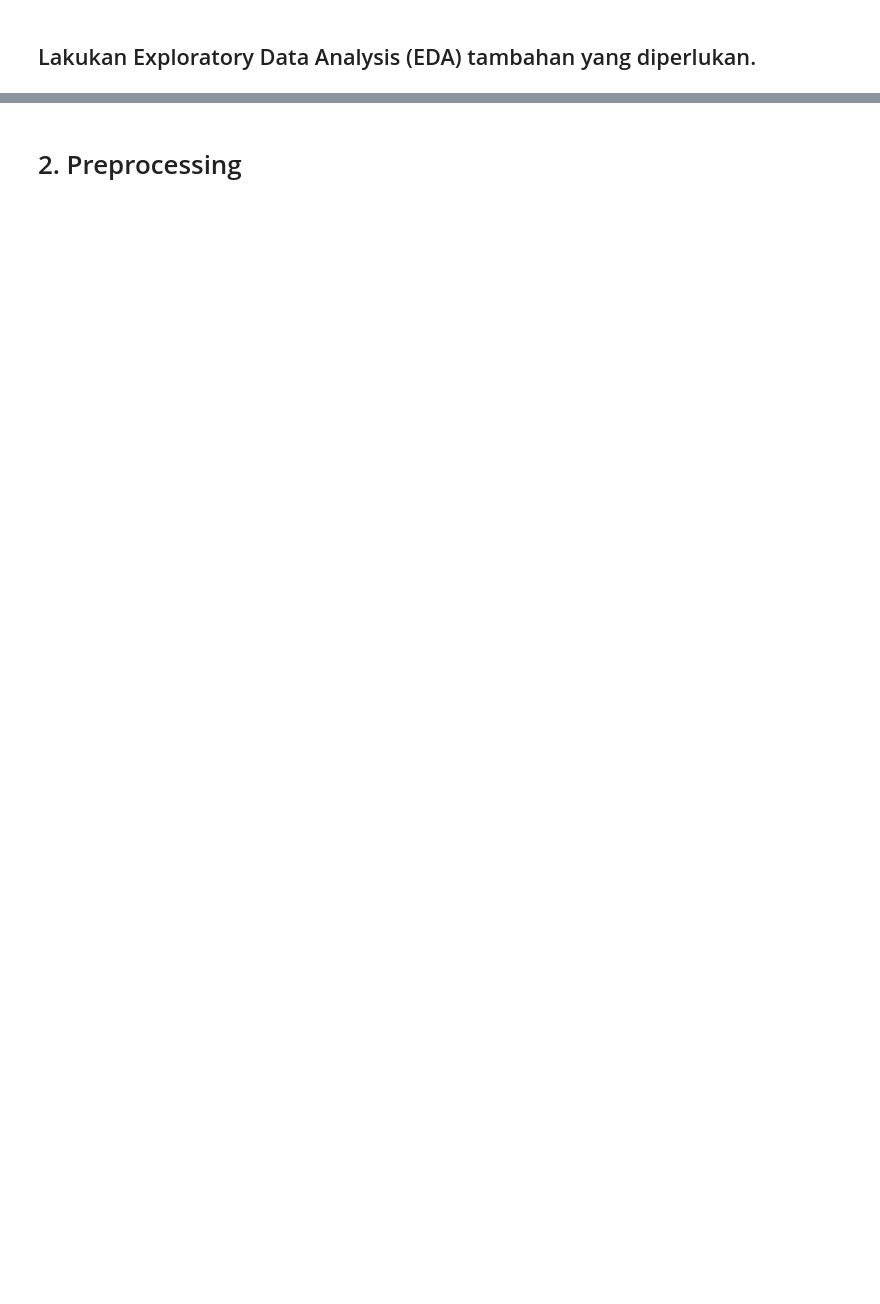
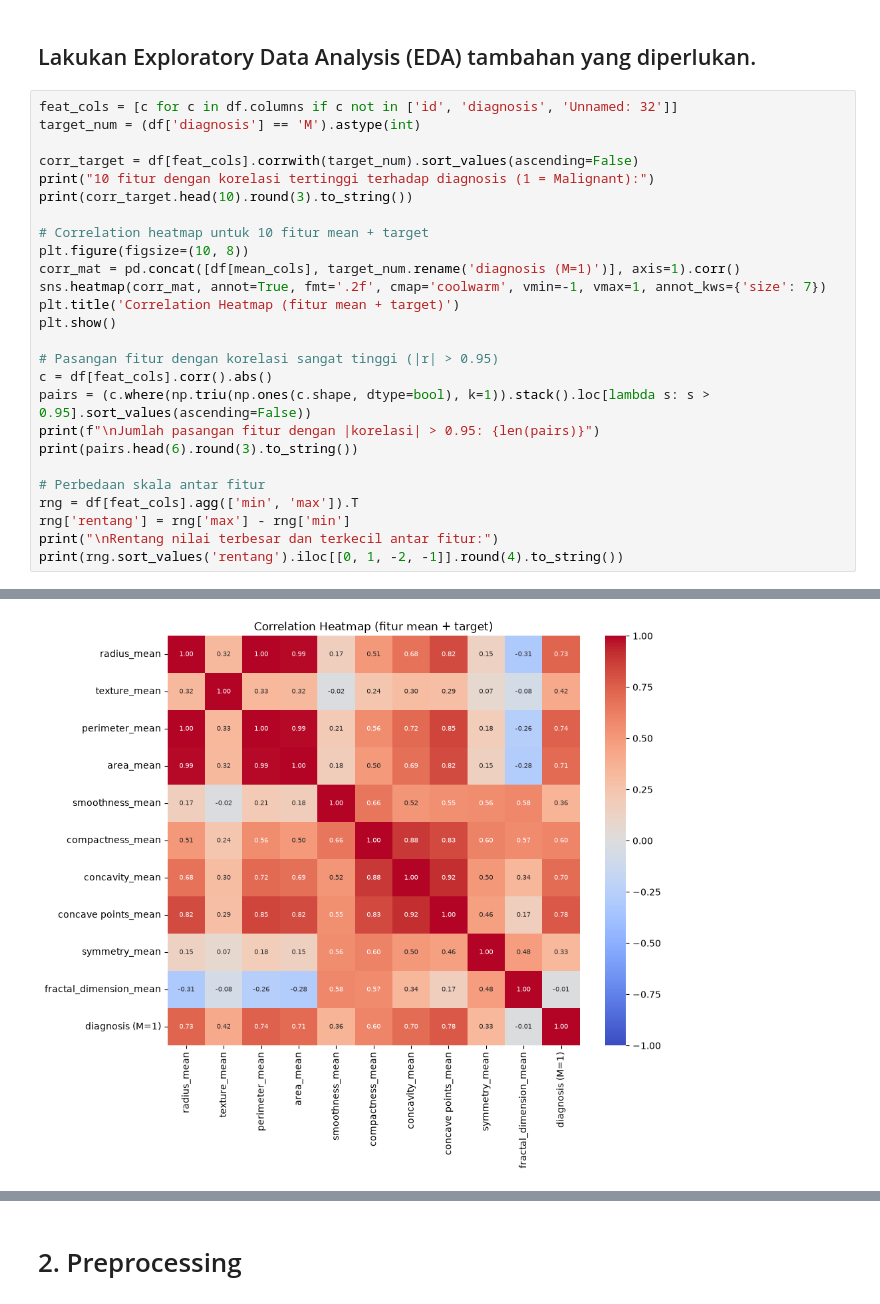
Before and after one commit to liuccio/Modul-Praktikum-ML, a Jupyter notebook: 4. SVM, ANN/SVM_5054251037.ipynb, the cells around one changed output, grey strips where cells are left out. Drawn from its saved outputs; the diff is of its cells as text; blank space fills up the shorter version.

```diff
--- a/4. SVM, ANN/SVM_5054251037.ipynb
+++ b/4. SVM, ANN/SVM_5054251037.ipynb
@@ -42,2 +144,29 @@ Langkah-langkah yang harus dilakukan antara lain:
 # %% [markdown]
 ## Lakukan Exploratory Data Analysis (EDA) tambahan yang diperlukan.
+# %%
+feat_cols = [c for c in df.columns if c not in ['id', 'diagnosis', 'Unnamed: 32']]
+target_num = (df['diagnosis'] == 'M').astype(int)
+
+corr_target = df[feat_cols].corrwith(target_num).sort_values(ascending=False)
+print("10 fitur dengan korelasi tertinggi terhadap diagnosis (1 = Malignant):")
+print(corr_target.head(10).round(3).to_string())
+
+# Correlation heatmap untuk 10 fitur mean + target
+plt.figure(figsize=(10, 8))
+corr_mat = pd.concat([df[mean_cols], target_num.rename('diagnosis (M=1)')], axis=1).corr()
+sns.heatmap(corr_mat, annot=True, fmt='.2f', cmap='coolwarm', vmin=-1, vmax=1, annot_kws={'size': 7})
+plt.title('Correlation Heatmap (fitur mean + target)')
+plt.show()
+
+# Pasangan fitur dengan korelasi sangat tinggi (|r| > 0.95)
+c = df[feat_cols].corr().abs()
+pairs = (c.where(np.triu(np.ones(c.shape, dtype=bool), k=1)).stack().loc[lambda s: s > 0.95].sort_values(ascending=False))
+print(f"\nJumlah pasangan fitur dengan |korelasi| > 0.95: {len(pairs)}")
+print(pairs.head(6).round(3).to_string())
+
+# Perbedaan skala antar fitur
+rng = df[feat_cols].agg(['min', 'max']).T
+rng['rentang'] = rng['max'] - rng['min']
+print("\nRentang nilai terbesar dan terkecil antar fitur:")
+print(rng.sort_values('rentang').iloc[[0, 1, -2, -1]].round(4).to_string())
+# %% [output]
@@ -43,0 +184 @@ Langkah-langkah yang harus dilakukan antara lain:
+[figure, added]
```
Also changed, not shown: parts of 31 cells of this notebook.
